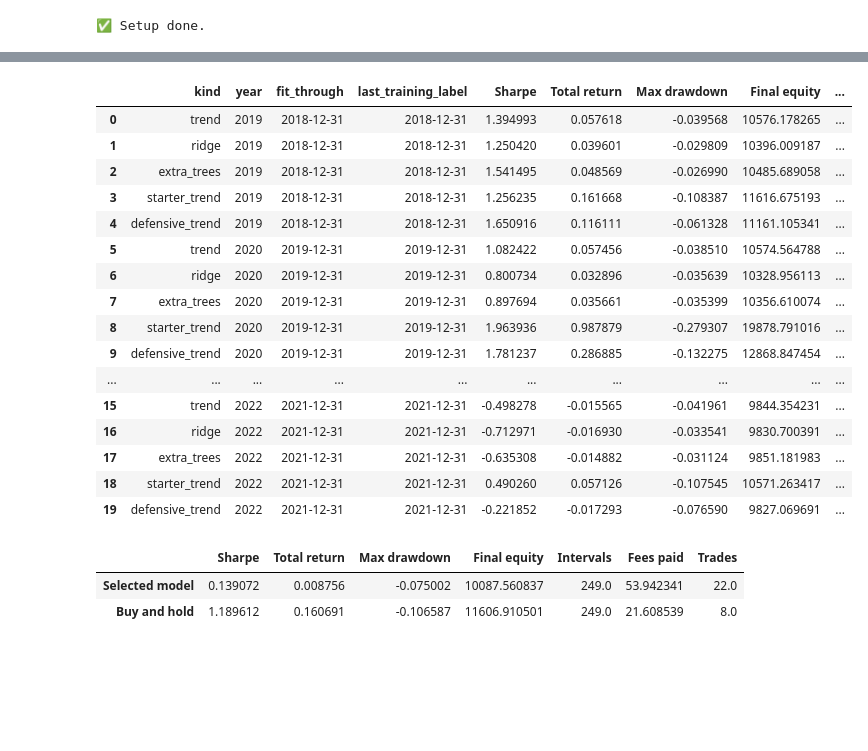
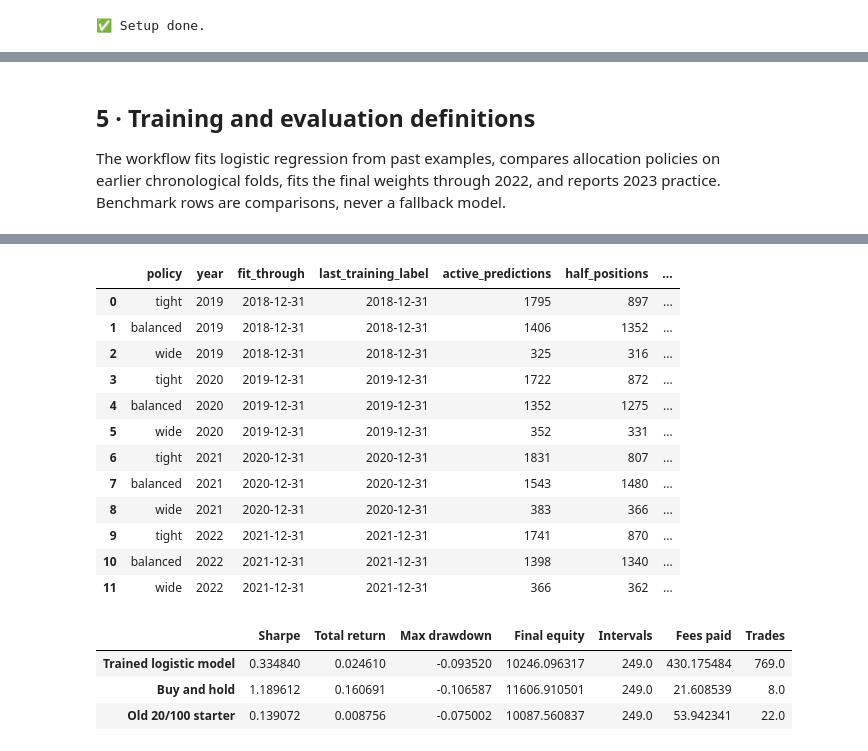
Before and after one commit to jplip/ai-stock-trading-comp, a Jupyter notebook: competition-submission/Signal_Lab_Competition.ipynb, the cells around one changed output, grey strips where cells are left out. Drawn from its saved outputs; the diff is of its cells as text; code cells hidden in the pictures; blank space fills up the shorter version.

```diff
--- a/competition-submission/Signal_Lab_Competition.ipynb
+++ b/competition-submission/Signal_Lab_Competition.ipynb
@@ -1008,0 +718,34 @@ def run_workflow(DATA, output_dir):
+# %%
+# Build a portable predictor that captures only fitted numbers, not a model class.
+"""Package learned weights and the position policy as a portable predict function."""
+import numpy as np
+# The required strategy definitions are embedded in this notebook.
+
+
+def make_predictor(trained_model):
+    """Capture fitted numbers, so prediction never needs training or local files."""
+    means = trained_model.means.copy()
+    scales = trained_model.scales.copy()
+    weights = trained_model.coefficients.copy()
+    intercept = float(trained_model.intercept)
+    half_margin, full_margin = trained_model.policy
+
+    def predict(history):
+        if len(history) < MIN_HISTORY:
+            return 0.0  # Too little history: hold cash.
+        features = _latest_features(history)
+        if features is None:
+            return 0.0  # Invalid inputs: hold cash.
+        standardized = (features - means) / scales  # Reuse training-only normalization.
+        score = float(standardized @ weights + intercept)  # Apply the four learned weights.
+        if score >= 0:
+            up_score = float(1 / (1 + np.exp(-score)))
+        else:
+            exponential = np.exp(score)
+            up_score = float(exponential / (1 + exponential))
+        return position_for_probability(up_score, half_margin, full_margin)
+
+    return predict
+# %% [markdown]
+## 5 · Training and evaluation definitions
+The workflow fits logistic regression from past examples, compares allocation policies on earlier chronological folds, fits the final weights through 2022, and reports 2023 practice. Benchmark rows are comparisons, never a fallback model.
@@ -1009,17 +909,14 @@ def run_workflow(DATA, output_dir):
 # %%
-# Run the documented workflow once and retain its complete measured results.
+# Fit the real model and evaluate the documented policy comparison once.
 result = run_workflow(DATA, output_dir=WORK_DIR)
 model = result["model"]
 report = result["report"]
 
-# Expose the exact function name and Python-float return type the event requires.
-def predict(history):
-    return float(model.predict(history))
+# Capture copied fitted numbers in the exact function submitted to the event.
+predict = make_predictor(model)
 
-# Record the intentional freeze for the organizer's practice-overlap warning.
 _latest_training_end = pd.Timestamp("2022-12-31")
-print("Frozen model:", report["selected_kind"])
-print("Selection rule:", report.get("selection_rule", "See the workflow source"))
 display(result["validation_table"])
 display(result["practice_table"])
+display(result["positions_table"])
 # %% [output]
@@ -1043,20 +936,17 @@ Selection rule: Highest mean validation Sharpe minus 0.25 times its across-year
-|  | kind | year | fit_through | last_training_label | Sharpe | Total return | Max drawdown | Final equity | ... |
-| 0 | trend | 2019 | 2018-12-31 | 2018-12-31 | 1.394993 | 0.057618 | -0.039568 | 10576.178265 | ... |
-| 1 | ridge | 2019 | 2018-12-31 | 2018-12-31 | 1.250420 | 0.039601 | -0.029809 | 10396.009187 | ... |
-| 2 | extra_trees | 2019 | 2018-12-31 | 2018-12-31 | 1.541495 | 0.048569 | -0.026990 | 10485.689058 | ... |
-| 3 | starter_trend | 2019 | 2018-12-31 | 2018-12-31 | 1.256235 | 0.161668 | -0.108387 | 11616.675193 | ... |
-| 4 | defensive_trend | 2019 | 2018-12-31 | 2018-12-31 | 1.650916 | 0.116111 | -0.061328 | 11161.105341 | ... |
-| 5 | trend | 2020 | 2019-12-31 | 2019-12-31 | 1.082422 | 0.057456 | -0.038510 | 10574.564788 | ... |
-| 6 | ridge | 2020 | 2019-12-31 | 2019-12-31 | 0.800734 | 0.032896 | -0.035639 | 10328.956113 | ... |
-| 7 | extra_trees | 2020 | 2019-12-31 | 2019-12-31 | 0.897694 | 0.035661 | -0.035399 | 10356.610074 | ... |
-| 8 | starter_trend | 2020 | 2019-12-31 | 2019-12-31 | 1.963936 | 0.987879 | -0.279307 | 19878.791016 | ... |
-| 9 | defensive_trend | 2020 | 2019-12-31 | 2019-12-31 | 1.781237 | 0.286885 | -0.132275 | 12868.847454 | ... |
-| ... | ... | ... | ... | ... | ... | ... | ... | ... | ... |
-| 15 | trend | 2022 | 2021-12-31 | 2021-12-31 | -0.498278 | -0.015565 | -0.041961 | 9844.354231 | ... |
-| 16 | ridge | 2022 | 2021-12-31 | 2021-12-31 | -0.712971 | -0.016930 | -0.033541 | 9830.700391 | ... |
-| 17 | extra_trees | 2022 | 2021-12-31 | 2021-12-31 | -0.635308 | -0.014882 | -0.031124 | 9851.181983 | ... |
-| 18 | starter_trend | 2022 | 2021-12-31 | 2021-12-31 | 0.490260 | 0.057126 | -0.107545 | 10571.263417 | ... |
-| 19 | defensive_trend | 2022 | 2021-12-31 | 2021-12-31 | -0.221852 | -0.017293 | -0.076590 | 9827.069691 | ... |
+|  | policy | year | fit_through | last_training_label | active_predictions | half_positions | ... |
+| 0 | tight | 2019 | 2018-12-31 | 2018-12-31 | 1795 | 897 | ... |
+| 1 | balanced | 2019 | 2018-12-31 | 2018-12-31 | 1406 | 1352 | ... |
+| 2 | wide | 2019 | 2018-12-31 | 2018-12-31 | 325 | 316 | ... |
+| 3 | tight | 2020 | 2019-12-31 | 2019-12-31 | 1722 | 872 | ... |
+| 4 | balanced | 2020 | 2019-12-31 | 2019-12-31 | 1352 | 1275 | ... |
+| 5 | wide | 2020 | 2019-12-31 | 2019-12-31 | 352 | 331 | ... |
+| 6 | tight | 2021 | 2020-12-31 | 2020-12-31 | 1831 | 807 | ... |
+| 7 | balanced | 2021 | 2020-12-31 | 2020-12-31 | 1543 | 1480 | ... |
+| 8 | wide | 2021 | 2020-12-31 | 2020-12-31 | 383 | 366 | ... |
+| 9 | tight | 2022 | 2021-12-31 | 2021-12-31 | 1741 | 870 | ... |
+| 10 | balanced | 2022 | 2021-12-31 | 2021-12-31 | 1398 | 1340 | ... |
+| 11 | wide | 2022 | 2021-12-31 | 2021-12-31 | 366 | 362 | ... |
 |  | Sharpe | Total return | Max drawdown | Final equity | Intervals | Fees paid | Trades |
-| Selected model | 0.139072 | 0.008756 | -0.075002 | 10087.560837 | 249.0 | 53.942341 | 22.0 |
+| Trained logistic model | 0.334840 | 0.024610 | -0.093520 | 10246.096317 | 249.0 | 430.175484 | 769.0 |
 | Buy and hold | 1.189612 | 0.160691 | -0.106587 | 11606.910501 | 249.0 | 21.608539 | 8.0 |
+| Old 20/100 starter | 0.139072 | 0.008756 | -0.075002 | 10087.560837 | 249.0 | 53.942341 | 22.0 |
```
Also changed, not shown: parts of 28 cells of this notebook, 1 other file.
